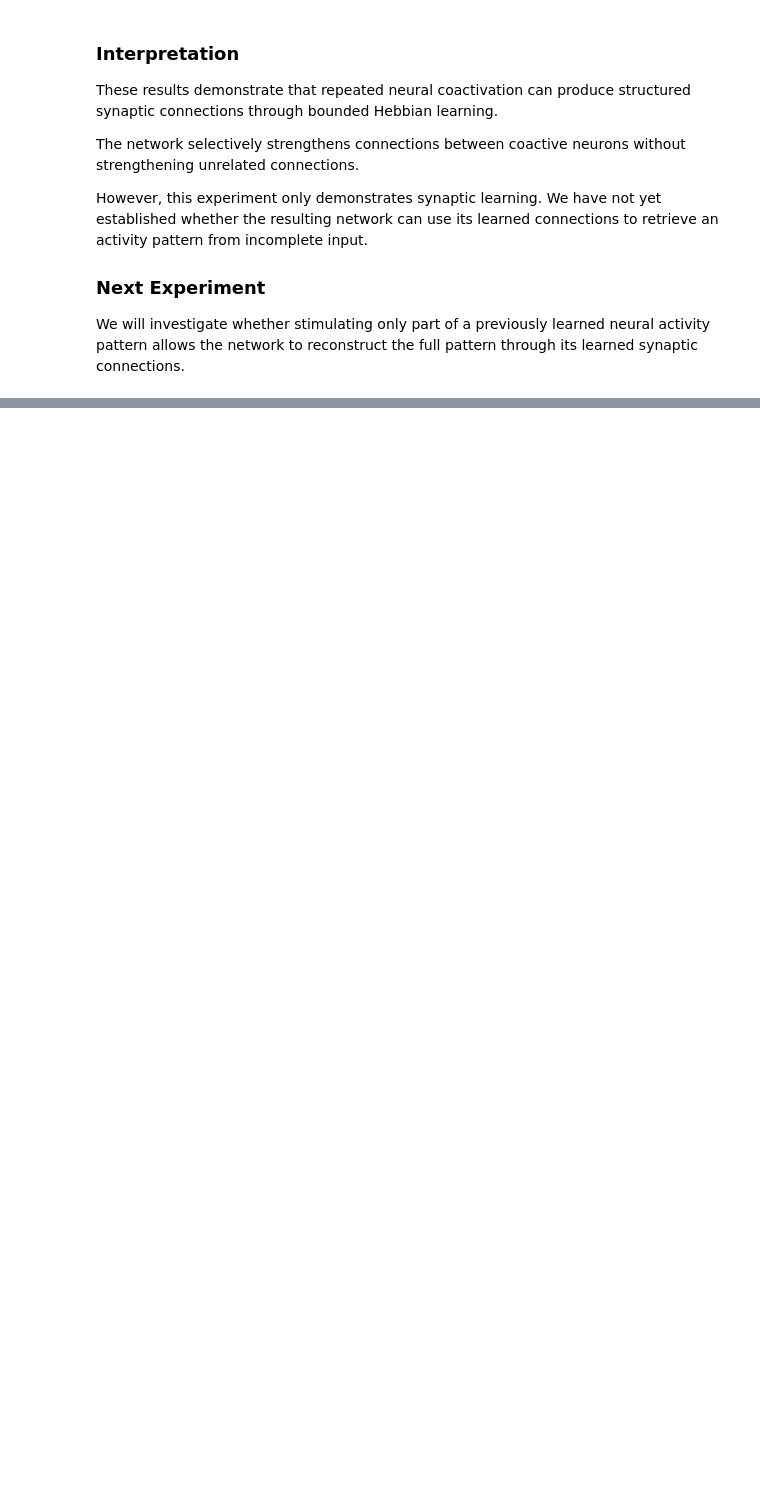
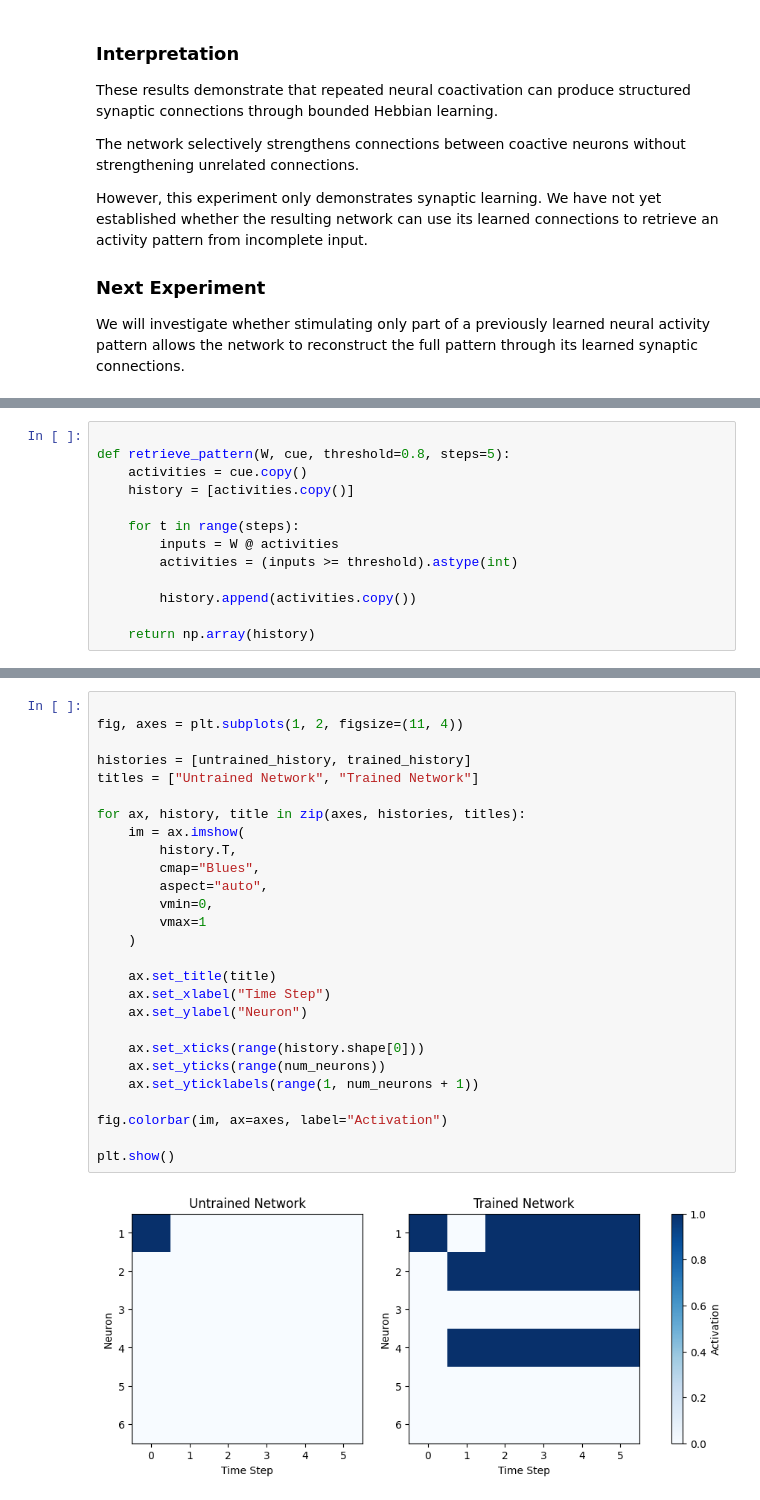
Before and after one commit to arjundutia/neural-forgetting, a Jupyter notebook: 12_hebbian_network_learning.ipynb, the cells around one changed output, grey strips where cells are left out. Drawn from its saved outputs; the diff is of its cells as text; blank space fills up the shorter version.

```diff
--- a/12_hebbian_network_learning.ipynb
+++ b/12_hebbian_network_learning.ipynb
@@ -264,0 +310,13 @@ We will investigate whether stimulating only part of a previously learned neural
+# %%
+
+def retrieve_pattern(W, cue, threshold=0.8, steps=5):
+    activities = cue.copy()
+    history = [activities.copy()]
+
+    for t in range(steps):
+        inputs = W @ activities
+        activities = (inputs >= threshold).astype(int)
+
+        history.append(activities.copy())
+
+    return np.array(history)
@@ -264,0 +355,29 @@ We will investigate whether stimulating only part of a previously learned neural
+# %%
+
+fig, axes = plt.subplots(1, 2, figsize=(11, 4))
+
+histories = [untrained_history, trained_history]
+titles = ["Untrained Network", "Trained Network"]
+
+for ax, history, title in zip(axes, histories, titles):
+    im = ax.imshow(
+        history.T,
+        cmap="Blues",
+        aspect="auto",
+        vmin=0,
+        vmax=1
+    )
+
+    ax.set_title(title)
+    ax.set_xlabel("Time Step")
+    ax.set_ylabel("Neuron")
+
+    ax.set_xticks(range(history.shape[0]))
+    ax.set_yticks(range(num_neurons))
+    ax.set_yticklabels(range(1, num_neurons + 1))
+
+fig.colorbar(im, ax=axes, label="Activation")
+
+plt.show()
+# %% [output]
+[figure, added]
```
Also changed, not shown: parts of 3 cells of this notebook.
